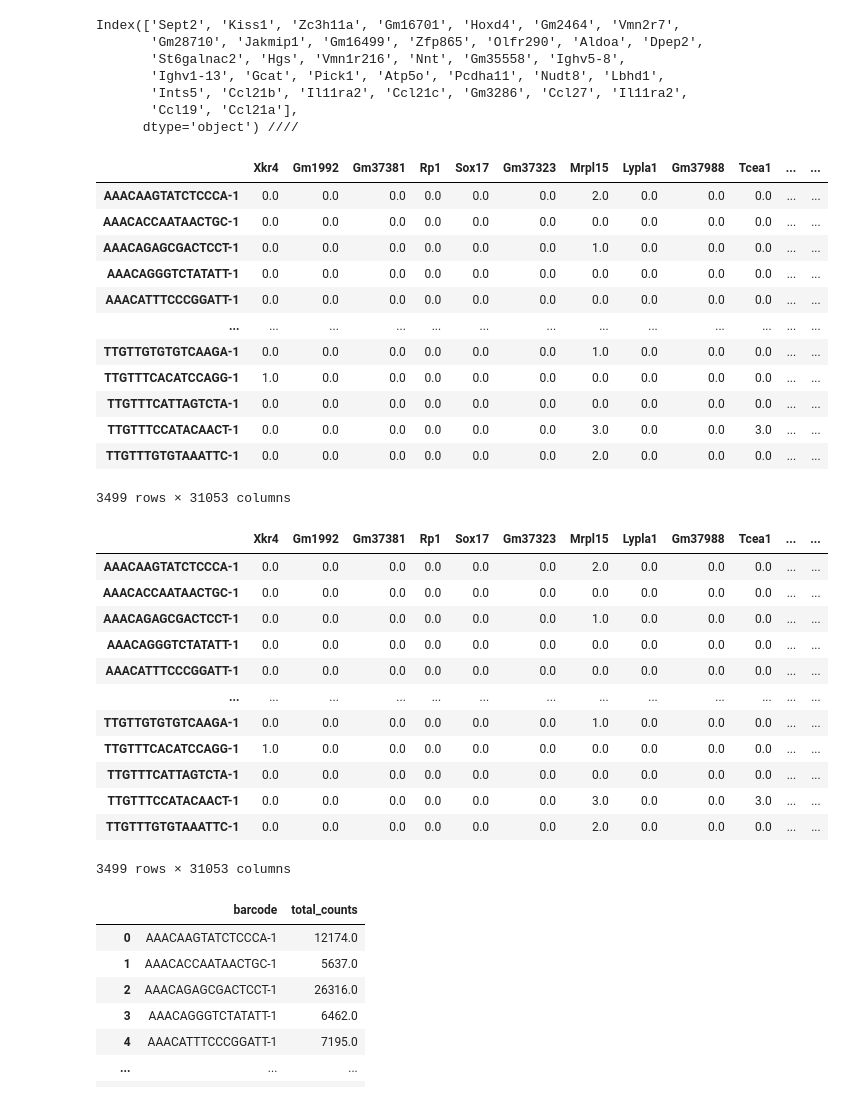
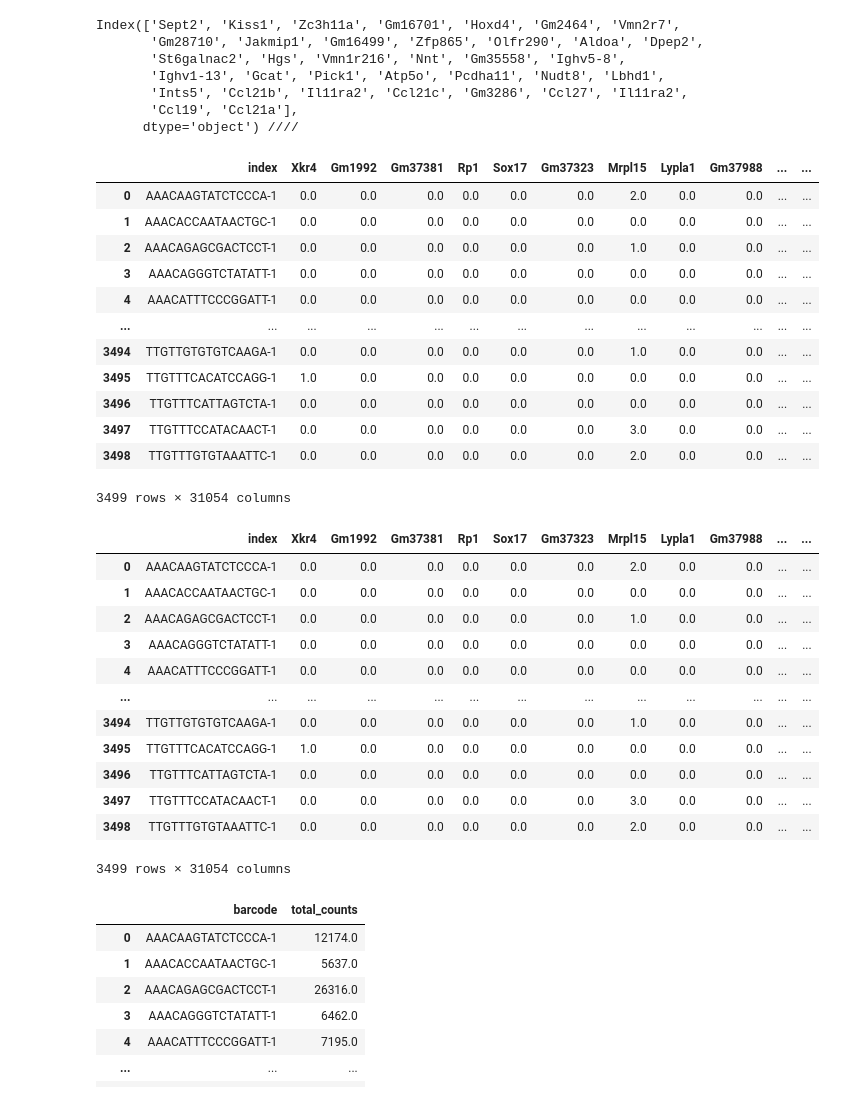
Before and after one commit to ScheWann/A-Part-to-Whole-Circular-Cell-Explorer, a Jupyter notebook: RedesignChallenge/Python/process.ipynb, the cells around one changed output. Drawn from its saved outputs; the diff is of its cells as text; code cells hidden in the pictures.

```diff
--- a/RedesignChallenge/Python/process.ipynb
+++ b/RedesignChallenge/Python/process.ipynb
@@ -309,51 +400,51 @@ Index(['Sept2', 'Kiss1', 'Zc3h11a', 'Gm16701', 'Hoxd4', 'Gm2464', 'Vmn2r7',
 # %%
 # Using scanpy to read the h5 file
 adata = sc.read_10x_h5("../Data/Filtered_feature_bc_matrix.h5")
 
 adata.var_names_make_unique()
 
 umi_counts = adata.to_df()
 
-# umi_counts.reset_index(inplace=True)
+umi_counts.reset_index(inplace=True)
 
 # geneList = adata.var_names.tolist()
 # gene_df = pd.DataFrame(geneList, columns=['Gene'])
 # umi_counts.columns = ['barcode'] + geneList
 
 umi_counts
 # gene_df.to_csv('../Frontend/src/data/genes.csv', index=False)
 # umi_counts.to_csv('../Frontend/src/data/umiCounts.csv', index=False)
 # %% [output]
-|  | Xkr4 | Gm1992 | Gm37381 | Rp1 | Sox17 | Gm37323 | Mrpl15 | Lypla1 | Gm37988 | Tcea1 | ... | ... |
-| AAACAAGTATCTCCCA-1 | 0.0 | 0.0 | 0.0 | 0.0 | 0.0 | 0.0 | 2.0 | 0.0 | 0.0 | 0.0 | ... | ... |
-| AAACACCAATAACTGC-1 | 0.0 | 0.0 | 0.0 | 0.0 | 0.0 | 0.0 | 0.0 | 0.0 | 0.0 | 0.0 | ... | ... |
-| AAACAGAGCGACTCCT-1 | 0.0 | 0.0 | 0.0 | 0.0 | 0.0 | 0.0 | 1.0 | 0.0 | 0.0 | 0.0 | ... | ... |
-| AAACAGGGTCTATATT-1 | 0.0 | 0.0 | 0.0 | 0.0 | 0.0 | 0.0 | 0.0 | 0.0 | 0.0 | 0.0 | ... | ... |
-| AAACATTTCCCGGATT-1 | 0.0 | 0.0 | 0.0 | 0.0 | 0.0 | 0.0 | 0.0 | 0.0 | 0.0 | 0.0 | ... | ... |
+|  | index | Xkr4 | Gm1992 | Gm37381 | Rp1 | Sox17 | Gm37323 | Mrpl15 | Lypla1 | Gm37988 | ... | ... |
+| 0 | AAACAAGTATCTCCCA-1 | 0.0 | 0.0 | 0.0 | 0.0 | 0.0 | 0.0 | 2.0 | 0.0 | 0.0 | ... | ... |
+| 1 | AAACACCAATAACTGC-1 | 0.0 | 0.0 | 0.0 | 0.0 | 0.0 | 0.0 | 0.0 | 0.0 | 0.0 | ... | ... |
+| 2 | AAACAGAGCGACTCCT-1 | 0.0 | 0.0 | 0.0 | 0.0 | 0.0 | 0.0 | 1.0 | 0.0 | 0.0 | ... | ... |
+| 3 | AAACAGGGTCTATATT-1 | 0.0 | 0.0 | 0.0 | 0.0 | 0.0 | 0.0 | 0.0 | 0.0 | 0.0 | ... | ... |
+| 4 | AAACATTTCCCGGATT-1 | 0.0 | 0.0 | 0.0 | 0.0 | 0.0 | 0.0 | 0.0 | 0.0 | 0.0 | ... | ... |
 | ... | ... | ... | ... | ... | ... | ... | ... | ... | ... | ... | ... | ... |
-| TTGTTGTGTGTCAAGA-1 | 0.0 | 0.0 | 0.0 | 0.0 | 0.0 | 0.0 | 1.0 | 0.0 | 0.0 | 0.0 | ... | ... |
-| TTGTTTCACATCCAGG-1 | 1.0 | 0.0 | 0.0 | 0.0 | 0.0 | 0.0 | 0.0 | 0.0 | 0.0 | 0.0 | ... | ... |
-| TTGTTTCATTAGTCTA-1 | 0.0 | 0.0 | 0.0 | 0.0 | 0.0 | 0.0 | 0.0 | 0.0 | 0.0 | 0.0 | ... | ... |
-| TTGTTTCCATACAACT-1 | 0.0 | 0.0 | 0.0 | 0.0 | 0.0 | 0.0 | 3.0 | 0.0 | 0.0 | 3.0 | ... | ... |
-| TTGTTTGTGTAAATTC-1 | 0.0 | 0.0 | 0.0 | 0.0 | 0.0 | 0.0 | 2.0 | 0.0 | 0.0 | 0.0 | ... | ... |
+| 3494 | TTGTTGTGTGTCAAGA-1 | 0.0 | 0.0 | 0.0 | 0.0 | 0.0 | 0.0 | 1.0 | 0.0 | 0.0 | ... | ... |
+| 3495 | TTGTTTCACATCCAGG-1 | 1.0 | 0.0 | 0.0 | 0.0 | 0.0 | 0.0 | 0.0 | 0.0 | 0.0 | ... | ... |
+| 3496 | TTGTTTCATTAGTCTA-1 | 0.0 | 0.0 | 0.0 | 0.0 | 0.0 | 0.0 | 0.0 | 0.0 | 0.0 | ... | ... |
+| 3497 | TTGTTTCCATACAACT-1 | 0.0 | 0.0 | 0.0 | 0.0 | 0.0 | 0.0 | 3.0 | 0.0 | 0.0 | ... | ... |
+| 3498 | TTGTTTGTGTAAATTC-1 | 0.0 | 0.0 | 0.0 | 0.0 | 0.0 | 0.0 | 2.0 | 0.0 | 0.0 | ... | ... |
-3499 rows × 31053 columns
+3499 rows × 31054 columns
 # %%
 # total_counts = umi_counts.sum(axis=1)
 # total_counts
 umi_counts
 # %% [output]
-|  | Xkr4 | Gm1992 | Gm37381 | Rp1 | Sox17 | Gm37323 | Mrpl15 | Lypla1 | Gm37988 | Tcea1 | ... | ... |
-| AAACAAGTATCTCCCA-1 | 0.0 | 0.0 | 0.0 | 0.0 | 0.0 | 0.0 | 2.0 | 0.0 | 0.0 | 0.0 | ... | ... |
-| AAACACCAATAACTGC-1 | 0.0 | 0.0 | 0.0 | 0.0 | 0.0 | 0.0 | 0.0 | 0.0 | 0.0 | 0.0 | ... | ... |
-| AAACAGAGCGACTCCT-1 | 0.0 | 0.0 | 0.0 | 0.0 | 0.0 | 0.0 | 1.0 | 0.0 | 0.0 | 0.0 | ... | ... |
-| AAACAGGGTCTATATT-1 | 0.0 | 0.0 | 0.0 | 0.0 | 0.0 | 0.0 | 0.0 | 0.0 | 0.0 | 0.0 | ... | ... |
-| AAACATTTCCCGGATT-1 | 0.0 | 0.0 | 0.0 | 0.0 | 0.0 | 0.0 | 0.0 | 0.0 | 0.0 | 0.0 | ... | ... |
+|  | index | Xkr4 | Gm1992 | Gm37381 | Rp1 | Sox17 | Gm37323 | Mrpl15 | Lypla1 | Gm37988 | ... | ... |
+| 0 | AAACAAGTATCTCCCA-1 | 0.0 | 0.0 | 0.0 | 0.0 | 0.0 | 0.0 | 2.0 | 0.0 | 0.0 | ... | ... |
+| 1 | AAACACCAATAACTGC-1 | 0.0 | 0.0 | 0.0 | 0.0 | 0.0 | 0.0 | 0.0 | 0.0 | 0.0 | ... | ... |
+| 2 | AAACAGAGCGACTCCT-1 | 0.0 | 0.0 | 0.0 | 0.0 | 0.0 | 0.0 | 1.0 | 0.0 | 0.0 | ... | ... |
+| 3 | AAACAGGGTCTATATT-1 | 0.0 | 0.0 | 0.0 | 0.0 | 0.0 | 0.0 | 0.0 | 0.0 | 0.0 | ... | ... |
+| 4 | AAACATTTCCCGGATT-1 | 0.0 | 0.0 | 0.0 | 0.0 | 0.0 | 0.0 | 0.0 | 0.0 | 0.0 | ... | ... |
 | ... | ... | ... | ... | ... | ... | ... | ... | ... | ... | ... | ... | ... |
-| TTGTTGTGTGTCAAGA-1 | 0.0 | 0.0 | 0.0 | 0.0 | 0.0 | 0.0 | 1.0 | 0.0 | 0.0 | 0.0 | ... | ... |
-| TTGTTTCACATCCAGG-1 | 1.0 | 0.0 | 0.0 | 0.0 | 0.0 | 0.0 | 0.0 | 0.0 | 0.0 | 0.0 | ... | ... |
-| TTGTTTCATTAGTCTA-1 | 0.0 | 0.0 | 0.0 | 0.0 | 0.0 | 0.0 | 0.0 | 0.0 | 0.0 | 0.0 | ... | ... |
-| TTGTTTCCATACAACT-1 | 0.0 | 0.0 | 0.0 | 0.0 | 0.0 | 0.0 | 3.0 | 0.0 | 0.0 | 3.0 | ... | ... |
-| TTGTTTGTGTAAATTC-1 | 0.0 | 0.0 | 0.0 | 0.0 | 0.0 | 0.0 | 2.0 | 0.0 | 0.0 | 0.0 | ... | ... |
+| 3494 | TTGTTGTGTGTCAAGA-1 | 0.0 | 0.0 | 0.0 | 0.0 | 0.0 | 0.0 | 1.0 | 0.0 | 0.0 | ... | ... |
+| 3495 | TTGTTTCACATCCAGG-1 | 1.0 | 0.0 | 0.0 | 0.0 | 0.0 | 0.0 | 0.0 | 0.0 | 0.0 | ... | ... |
+| 3496 | TTGTTTCATTAGTCTA-1 | 0.0 | 0.0 | 0.0 | 0.0 | 0.0 | 0.0 | 0.0 | 0.0 | 0.0 | ... | ... |
+| 3497 | TTGTTTCCATACAACT-1 | 0.0 | 0.0 | 0.0 | 0.0 | 0.0 | 0.0 | 3.0 | 0.0 | 0.0 | ... | ... |
+| 3498 | TTGTTTGTGTAAATTC-1 | 0.0 | 0.0 | 0.0 | 0.0 | 0.0 | 0.0 | 2.0 | 0.0 | 0.0 | ... | ... |
-3499 rows × 31053 columns
+3499 rows × 31054 columns
 # %%
 total_counts = umi_counts.sum(axis=1)
```
Also changed, not shown: parts of 24 cells of this notebook, 2 other files.
